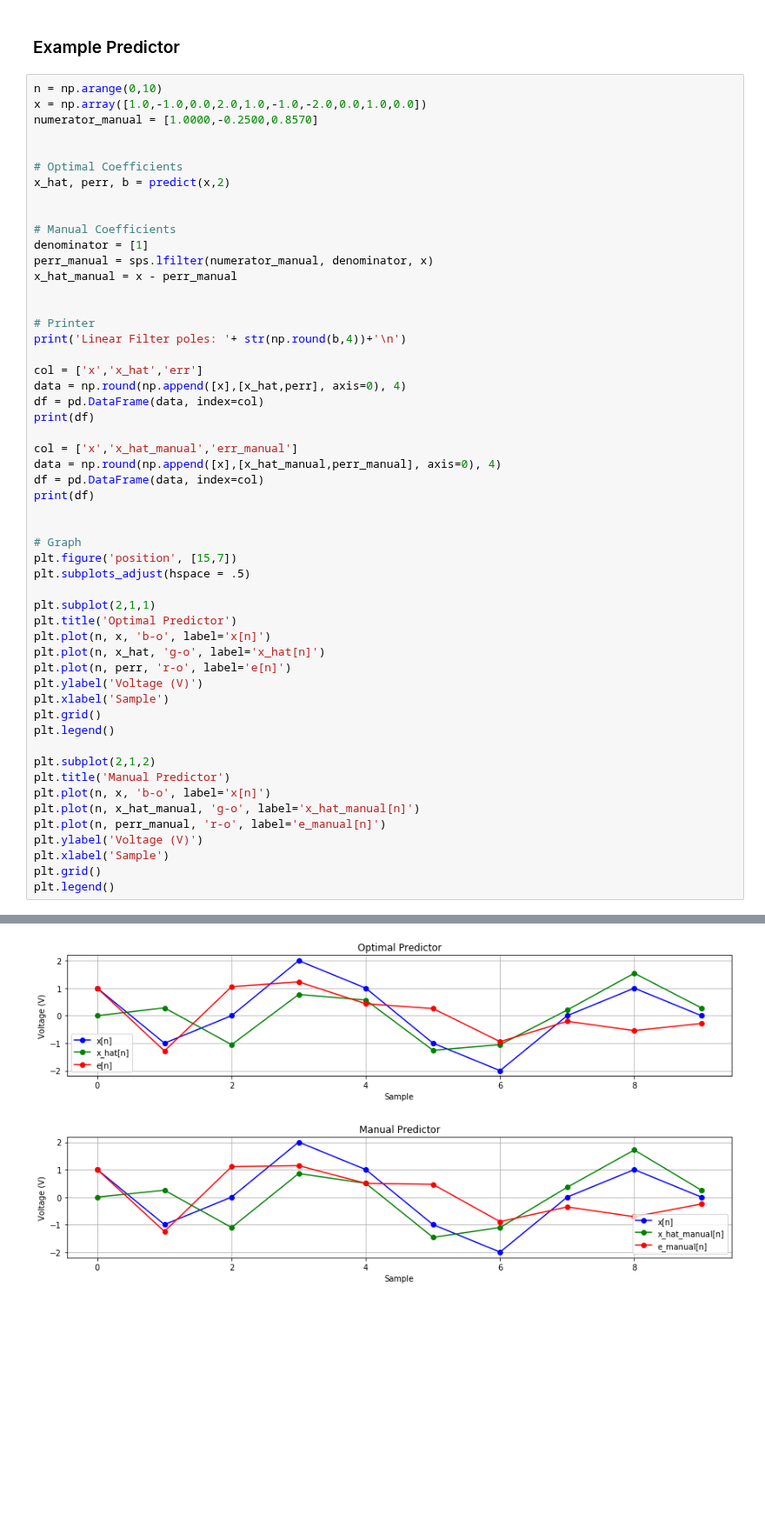
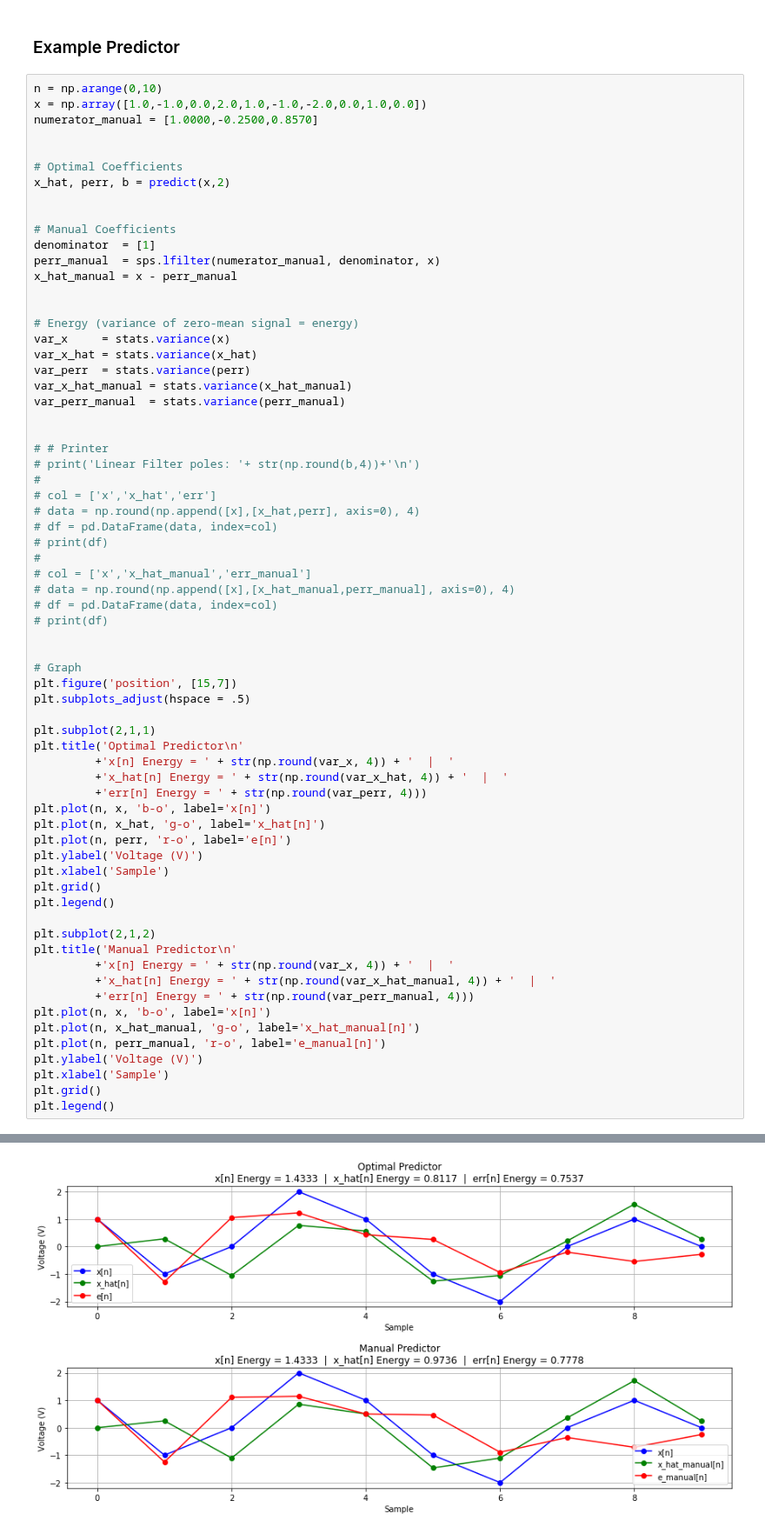
Before and after one commit to rthomp10/dsp, a Jupyter notebook: Prediction and Quantization.ipynb, the cells around one changed output, grey strips where cells are left out. Shown at 87% size. Drawn from its saved outputs; the diff is of its cells as text; blank space fills up the shorter version.

Commit message:
Added Energy calculations for each sequence

```diff
--- a/Prediction and Quantization.ipynb
+++ b/Prediction and Quantization.ipynb
@@ -43,23 +44,31 @@ x_hat, perr, b = predict(x,2)
 
 
 # Manual Coefficients
-denominator = [1]
-perr_manual = sps.lfilter(numerator_manual, denominator, x)
+denominator  = [1]
+perr_manual  = sps.lfilter(numerator_manual, denominator, x)
 x_hat_manual = x - perr_manual
 
 
-# Printer
-print('Linear Filter poles: '+ str(np.round(b,4))+'\n')
+# Energy (variance of zero-mean signal = energy)
+var_x     = stats.variance(x)
+var_x_hat = stats.variance(x_hat)
+var_perr  = stats.variance(perr)
+var_x_hat_manual = stats.variance(x_hat_manual)
+var_perr_manual  = stats.variance(perr_manual)
 
-col = ['x','x_hat','err']
-data = np.round(np.append([x],[x_hat,perr], axis=0), 4)
-df = pd.DataFrame(data, index=col)
-print(df)
 
-col = ['x','x_hat_manual','err_manual']
-data = np.round(np.append([x],[x_hat_manual,perr_manual], axis=0), 4)
-df = pd.DataFrame(data, index=col)
-print(df)
+# # Printer
+# print('Linear Filter poles: '+ str(np.round(b,4))+'\n')
+#
+# col = ['x','x_hat','err']
+# data = np.round(np.append([x],[x_hat,perr], axis=0), 4)
+# df = pd.DataFrame(data, index=col)
+# print(df)
+#
+# col = ['x','x_hat_manual','err_manual']
+# data = np.round(np.append([x],[x_hat_manual,perr_manual], axis=0), 4)
+# df = pd.DataFrame(data, index=col)
+# print(df)
 
 
 # Graph
@@ -67,7 +76,10 @@ plt.figure('position', [15,7])
 plt.subplots_adjust(hspace = .5)
 
 plt.subplot(2,1,1)
-plt.title('Optimal Predictor')
+plt.title('Optimal Predictor\n'
+         +'x[n] Energy = ' + str(np.round(var_x, 4)) + '  |  '
+         +'x_hat[n] Energy = ' + str(np.round(var_x_hat, 4)) + '  |  '
+         +'err[n] Energy = ' + str(np.round(var_perr, 4)))
 plt.plot(n, x, 'b-o', label='x[n]')
 plt.plot(n, x_hat, 'g-o', label='x_hat[n]')
 plt.plot(n, perr, 'r-o', label='e[n]')
@@ -77,7 +89,10 @@ plt.grid()
 plt.legend()
 
 plt.subplot(2,1,2)
-plt.title('Manual Predictor')
+plt.title('Manual Predictor\n'
+         +'x[n] Energy = ' + str(np.round(var_x, 4)) + '  |  '
+         +'x_hat[n] Energy = ' + str(np.round(var_x_hat_manual, 4)) + '  |  '
+         +'err[n] Energy = ' + str(np.round(var_perr_manual, 4)))
 plt.plot(n, x, 'b-o', label='x[n]')
 plt.plot(n, x_hat_manual, 'g-o', label='x_hat_manual[n]')
 plt.plot(n, perr_manual, 'r-o', label='e_manual[n]')
@@ -105,4 +105,4 @@ err_manual    1.0 -1.25  1.107  1.143  0.5  0.464 -0.893 -0.357 -0.714 -0.25
-[figure, old version]
+[figure, new version]
 # %%
 x, sr = librosa.load('snip.wav') # Signal time series and sampling rate
 duration = np.size(x)/sr
```
Also changed, not shown: parts of 3 cells of this notebook.
